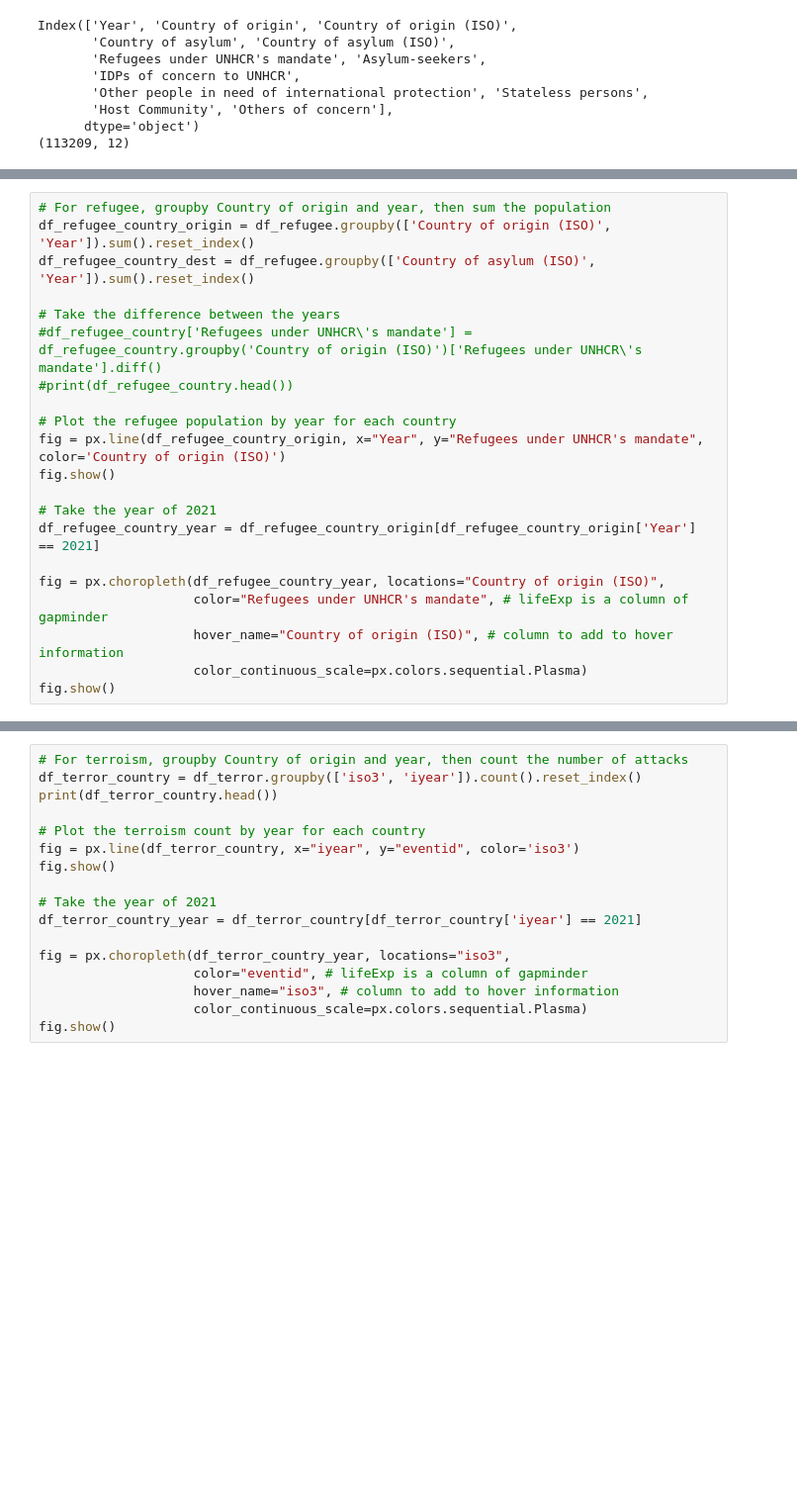
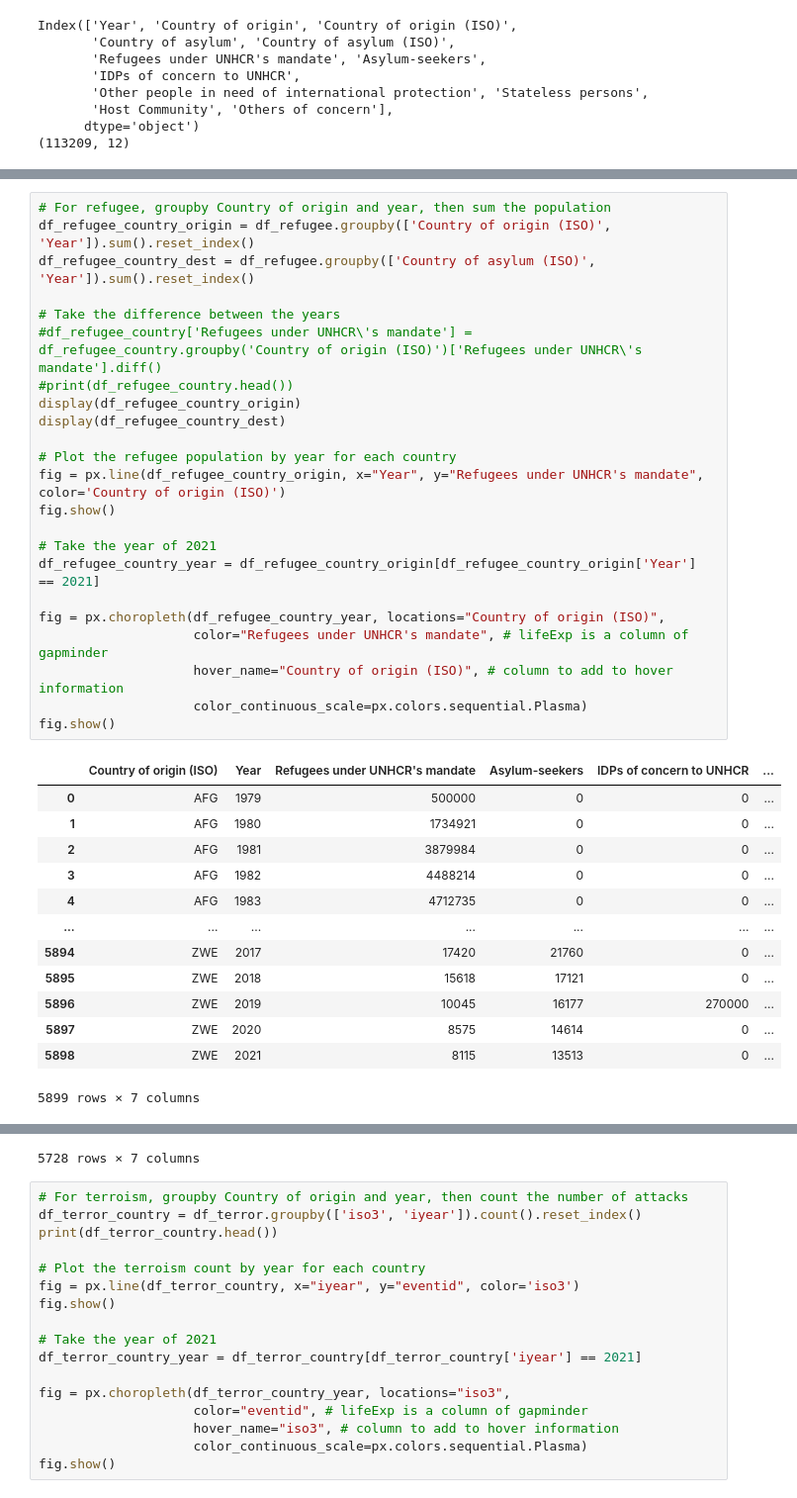
Before and after one commit to CMU-IDS-Fall-2023/final-project-think_op, a Jupyter notebook: combined.ipynb, the cells around one changed output, grey strips where cells are left out. Shown: that part at 99% size. Cells and saved outputs as stored; diff of their text form; blank space fills up the shorter version.

```diff
--- a/combined.ipynb
+++ b/combined.ipynb
@@ -94,21 +94,37 @@ print(df_refugee.shape)
 # %%
 # For refugee, groupby Country of origin and year, then sum the population
 df_refugee_country_origin = df_refugee.groupby(['Country of origin (ISO)', 'Year']).sum().reset_index()
 df_refugee_country_dest = df_refugee.groupby(['Country of asylum (ISO)', 'Year']).sum().reset_index()
 
 # Take the difference between the years
 #df_refugee_country['Refugees under UNHCR\'s mandate'] = df_refugee_country.groupby('Country of origin (ISO)')['Refugees under UNHCR\'s mandate'].diff()
 #print(df_refugee_country.head())
+display(df_refugee_country_origin)
+display(df_refugee_country_dest)
 
 # Plot the refugee population by year for each country
 fig = px.line(df_refugee_country_origin, x="Year", y="Refugees under UNHCR's mandate", color='Country of origin (ISO)')
 fig.show()
 
 # Take the year of 2021
 df_refugee_country_year = df_refugee_country_origin[df_refugee_country_origin['Year'] == 2021]
 
 fig = px.choropleth(df_refugee_country_year, locations="Country of origin (ISO)",
                     color="Refugees under UNHCR's mandate", # lifeExp is a column of gapminder
                     hover_name="Country of origin (ISO)", # column to add to hover information
                     color_continuous_scale=px.colors.sequential.Plasma)
 fig.show()
+# %% [output]
+|  | Country of origin (ISO) | Year | Refugees under UNHCR's mandate | Asylum-seekers | IDPs of concern to UNHCR | ... |
+| 0 | AFG | 1979 | 500000 | 0 | 0 | ... |
+| 1 | AFG | 1980 | 1734921 | 0 | 0 | ... |
+| 2 | AFG | 1981 | 3879984 | 0 | 0 | ... |
+| 3 | AFG | 1982 | 4488214 | 0 | 0 | ... |
+| 4 | AFG | 1983 | 4712735 | 0 | 0 | ... |
+| ... | ... | ... | ... | ... | ... | ... |
+| 5894 | ZWE | 2017 | 17420 | 21760 | 0 | ... |
+| 5895 | ZWE | 2018 | 15618 | 17121 | 0 | ... |
+| 5896 | ZWE | 2019 | 10045 | 16177 | 270000 | ... |
+| 5897 | ZWE | 2020 | 8575 | 14614 | 0 | ... |
+| 5898 | ZWE | 2021 | 8115 | 13513 | 0 | ... |
+5899 rows × 7 columns
@@ -115,3 +143,4 @@ fig.show()
+5728 rows × 7 columns
 # %%
 # For terroism, groupby Country of origin and year, then count the number of attacks
 df_terror_country = df_terror.groupby(['iso3', 'iyear']).count().reset_index()
```
Also changed, not shown: parts of 4 cells of this notebook, 3 other files.
